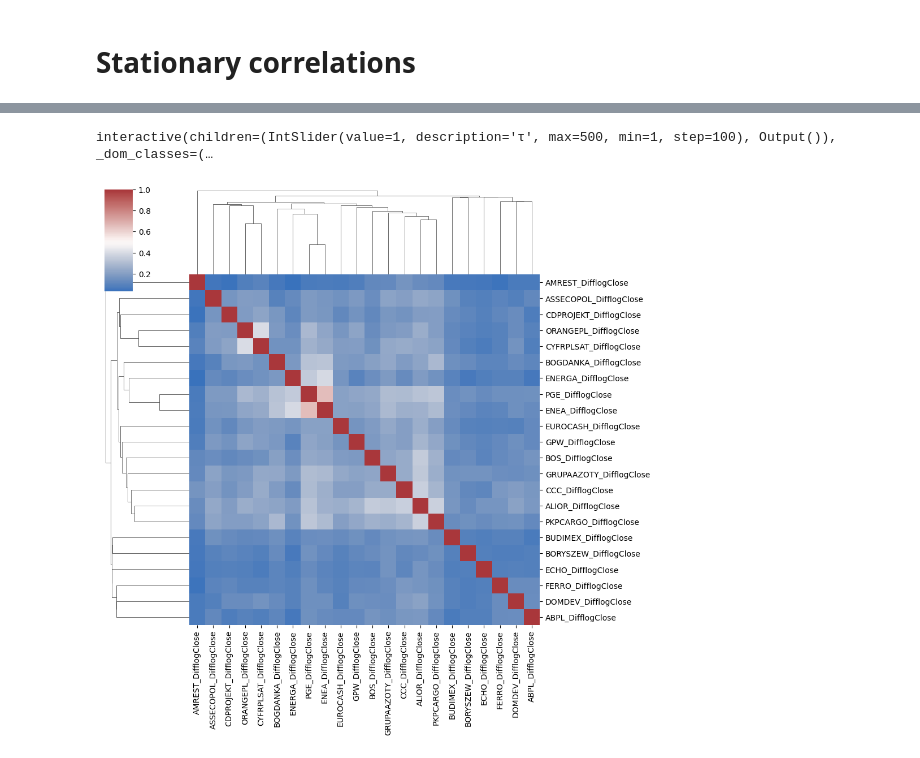
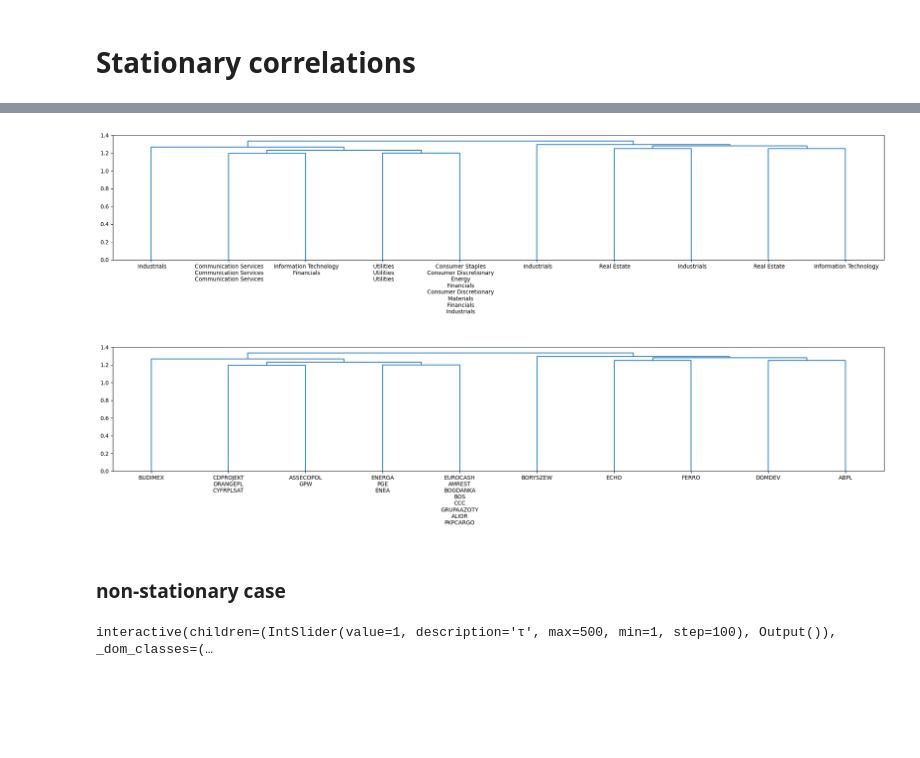
Before and after one commit to megi2601/physics_masters, a Jupyter notebook: code/stationary_correlations.ipynb, the cells around one changed output, grey strips where cells are left out. Saved outputs shown, nothing was run; the diff lists cells and outputs as text; code cells hidden in the pictures; blank space fills up the shorter version.

```diff
--- a/code/stationary_correlations.ipynb
+++ b/code/stationary_correlations.ipynb
@@ -174,3 +198,46 @@ plt.tight_layout()
+# %%
+def get_labels(leaves, Z, labels, sectors=None):
+
+    labels =  ' '  + sectors + '\n' if sectors is not None else labels +'\n'
+
+    n_items = len(labels)
+    labels_ordered = labels[leaves_list(Z)]
+
+    leaves_occupation = np.append(np.full(n_items, 1), Z[:, 3])
+
+    divisions = leaves_occupation[leaves].astype(int)
+
+    result = []
+    index = 0
+    for k in divisions:
+        result.append(''.join(labels_ordered[index:index + k]))
+        index += k
+    return result
+# %%
+labs = selected_companies_df['Name'].values
+sects = selected_companies_df['Sector'].values
+p = 3
+
+
+fig, ax = plt.subplots(figsize=(20, 5))
+
+dendro = dendrogram(Z, labels=selected_companies_df['Name'].values, leaf_rotation=90, p=p, truncate_mode='level', no_labels=True)
+plt.xticks(10*np.arange(len(dendro['ivl']))+5, get_labels(dendro['leaves'], Z, labs, sects), rotation=0)
+
+plt.tight_layout()
+plt.show()
+
+fig, ax = plt.subplots(figsize=(20, 5))
+
+dendro = dendrogram(Z, labels=selected_companies_df['Name'].values, leaf_rotation=90, p=p, truncate_mode='level', no_labels=True)
+plt.xticks(10*np.arange(len(dendro['ivl']))+5, get_labels(dendro['leaves'], Z, labs), rotation=0)
+
+plt.tight_layout()
+# %% [output]
+[figure, added]
+[figure, added]
+# %% [markdown]
+### non-stationary case
 # %%
 difflogcols = [col for col in m_df.columns if 'DifflogClose' in col]
 
@@ -213,9 +275,0 @@ C = R.T@R / R.shape[0]
-# %%
-difflogcols = [col for col in m_df.columns if 'DifflogClose' in col]
-
-corr = m_df[difflogcols].corr(method='pearson')
-
-
-res = sns.clustermap(corr, cmap="vlag", center=0.5)
-# %% [output]
-[figure, removed]
```
Also changed, not shown: parts of 11 cells of this notebook, 1 other file.
